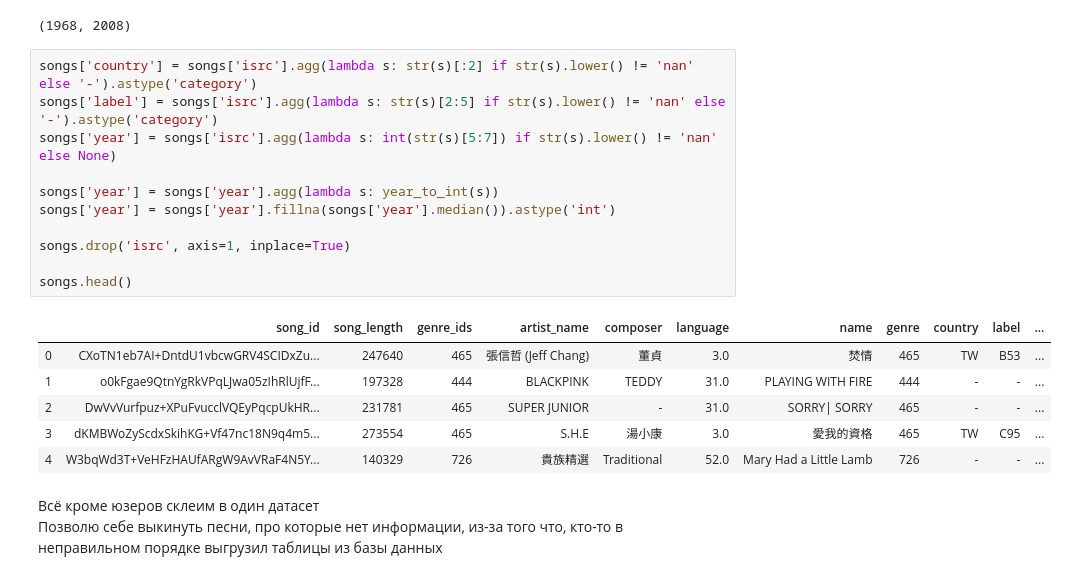
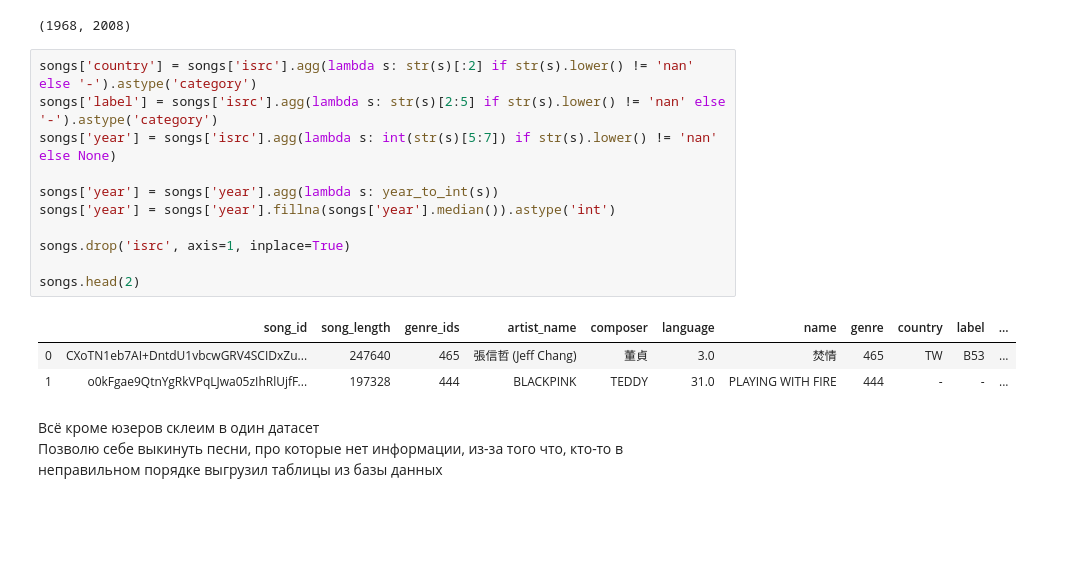
Before and after one commit to naumovdk/recommender-systems, a Jupyter notebook: HomeWorks/hw2-gbdt-w2v/hw2.ipynb, the cells around one changed output. Drawn from its saved outputs; the diff is of its cells as text; blank space fills up the shorter version.

```diff
--- a/HomeWorks/hw2-gbdt-w2v/hw2.ipynb
+++ b/HomeWorks/hw2-gbdt-w2v/hw2.ipynb
@@ -75,21 +99,18 @@ year_to_int(68), year_to_int(int('08'))
 # %%
 songs['country'] = songs['isrc'].agg(lambda s: str(s)[:2] if str(s).lower() != 'nan' else '-').astype('category')
 songs['label'] = songs['isrc'].agg(lambda s: str(s)[2:5] if str(s).lower() != 'nan' else '-').astype('category')
 songs['year'] = songs['isrc'].agg(lambda s: int(str(s)[5:7]) if str(s).lower() != 'nan' else None)
 
 songs['year'] = songs['year'].agg(lambda s: year_to_int(s))
 songs['year'] = songs['year'].fillna(songs['year'].median()).astype('int')
 
 songs.drop('isrc', axis=1, inplace=True)
 
-songs.head()
+songs.head(2)
 # %% [output]
 |  | song_id | song_length | genre_ids | artist_name | composer | language | name | genre | country | label | ... |
 | 0 | CXoTN1eb7AI+DntdU1vbcwGRV4SCIDxZu... | 247640 | 465 | 張信哲 (Jeff Chang) | 董貞 | 3.0 | 焚情 | 465 | TW | B53 | ... |
 | 1 | o0kFgae9QtnYgRkVPqLJwa05zIhRlUjfF... | 197328 | 444 | BLACKPINK | TEDDY | 31.0 | PLAYING WITH FIRE | 444 | - | - | ... |
-| 2 | DwVvVurfpuz+XPuFvucclVQEyPqcpUkHR... | 231781 | 465 | SUPER JUNIOR | - | 31.0 | SORRY| SORRY | 465 | - | - | ... |
-| 3 | dKMBWoZyScdxSkihKG+Vf47nc18N9q4m5... | 273554 | 465 | S.H.E | 湯小康 | 3.0 | 愛我的資格 | 465 | TW | C95 | ... |
-| 4 | W3bqWd3T+VeHFzHAUfARgW9AvVRaF4N5Y... | 140329 | 726 | 貴族精選 | Traditional | 52.0 | Mary Had a Little Lamb | 726 | - | - | ... |
 # %% [markdown]
 Всё кроме юзеров склеим в один датасет
 Позволю себе выкинуть песни, про которые нет информации, из-за того что, кто-то в неправильном порядке выгрузил таблицы из базы данных
```
Also changed, not shown: parts of 28 cells of this notebook.
